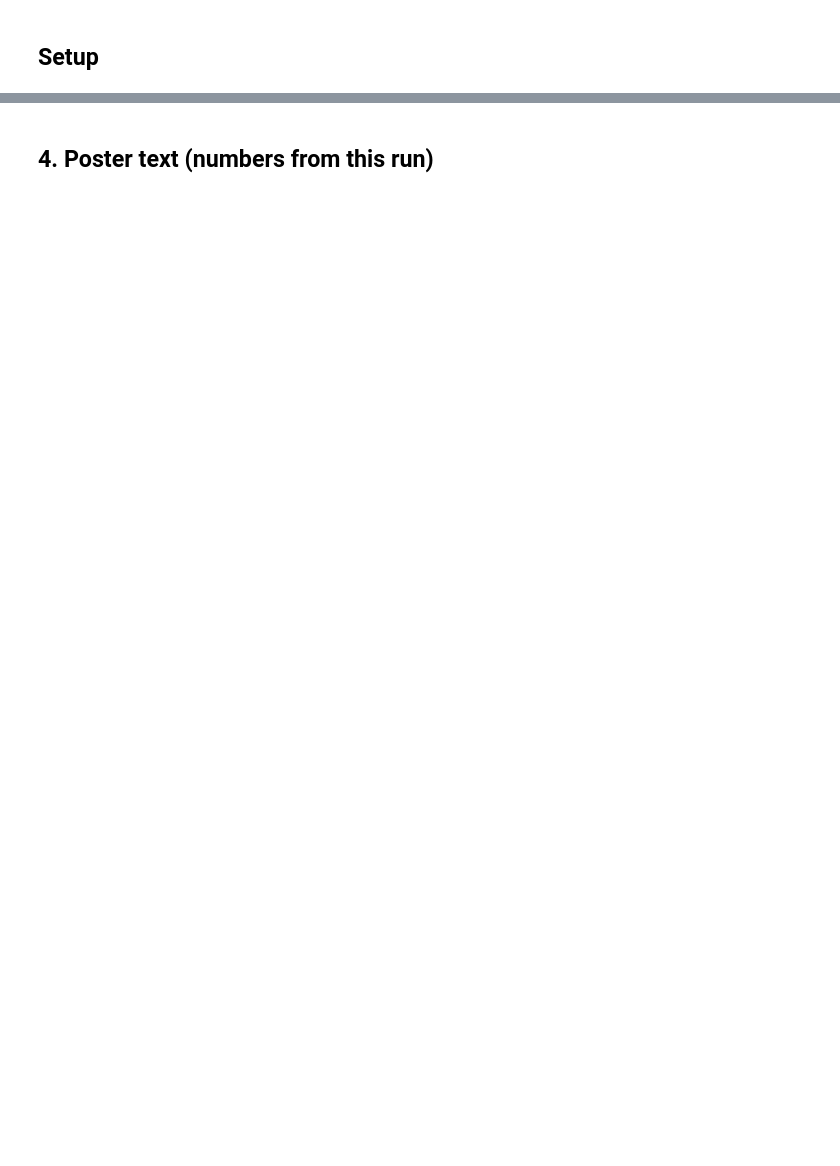
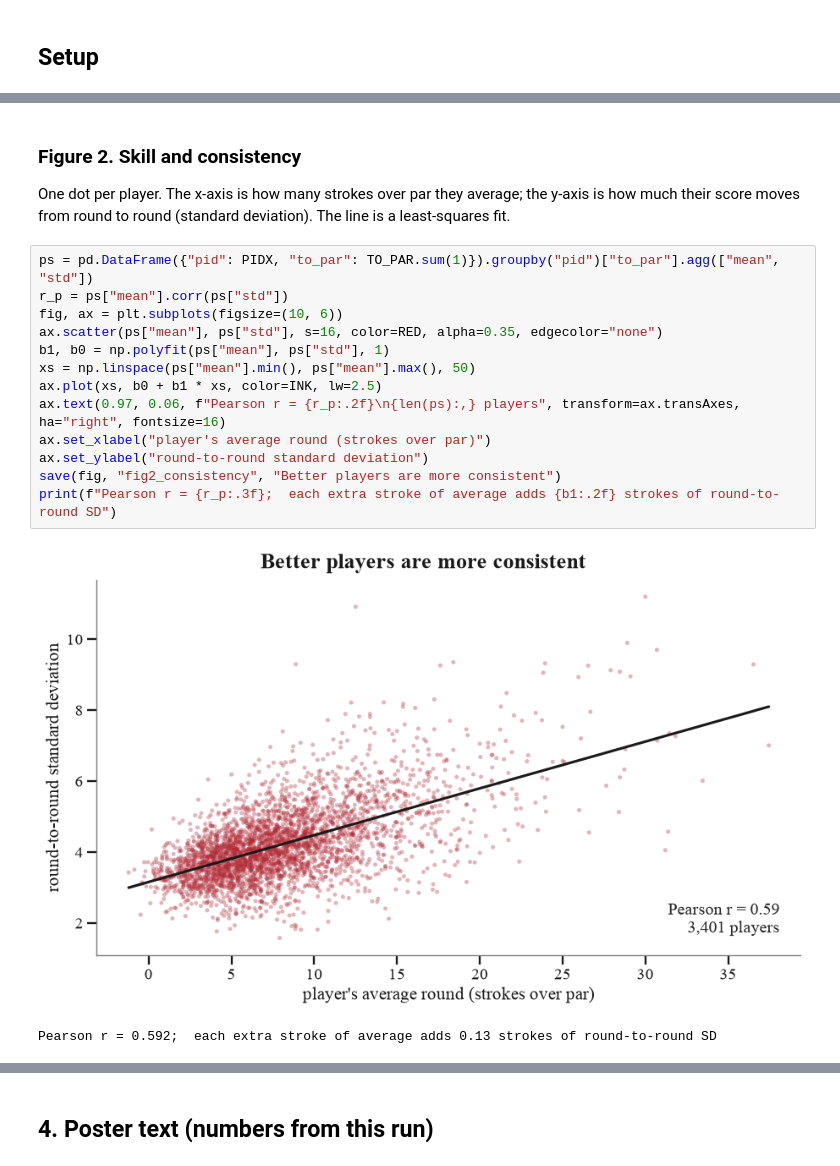
Before and after one commit to CharlieHubbard7/college_golf, a Jupyter notebook: cold_hand_poster.ipynb, the cells around one changed output, grey strips where cells are left out. Saved outputs shown, nothing was run; the diff lists cells and outputs as text; blank space fills up the shorter version.

```diff
--- a/cold_hand_poster.ipynb
+++ b/cold_hand_poster.ipynb
@@ -268,0 +195,21 @@ finish(fig, "5_cold_hand", "A blow-up hole carries over. A great hole never does
+# %% [markdown]
+### Figure 2. Skill and consistency
+
+One dot per player. The x-axis is how many strokes over par they average; the y-axis is how much
+their score moves from round to round (standard deviation). The line is a least-squares fit.
+# %%
+ps = pd.DataFrame({"pid": PIDX, "to_par": TO_PAR.sum(1)}).groupby("pid")["to_par"].agg(["mean", "std"])
+r_p = ps["mean"].corr(ps["std"])
+fig, ax = plt.subplots(figsize=(10, 6))
+ax.scatter(ps["mean"], ps["std"], s=16, color=RED, alpha=0.35, edgecolor="none")
+b1, b0 = np.polyfit(ps["mean"], ps["std"], 1)
+xs = np.linspace(ps["mean"].min(), ps["mean"].max(), 50)
+ax.plot(xs, b0 + b1 * xs, color=INK, lw=2.5)
+ax.text(0.97, 0.06, f"Pearson r = {r_p:.2f}\n{len(ps):,} players", transform=ax.transAxes, ha="right", fontsize=16)
+ax.set_xlabel("player's average round (strokes over par)")
+ax.set_ylabel("round-to-round standard deviation")
+save(fig, "fig2_consistency", "Better players are more consistent")
+print(f"Pearson r = {r_p:.3f};  each extra stroke of average adds {b1:.2f} strokes of round-to-round SD")
+# %% [output]
+[figure, added]
+Pearson r = 0.592;  each extra stroke of average adds 0.13 strokes of round-to-round SD
```
Also changed, not shown: parts of 40 cells of this notebook, 38 other files.
